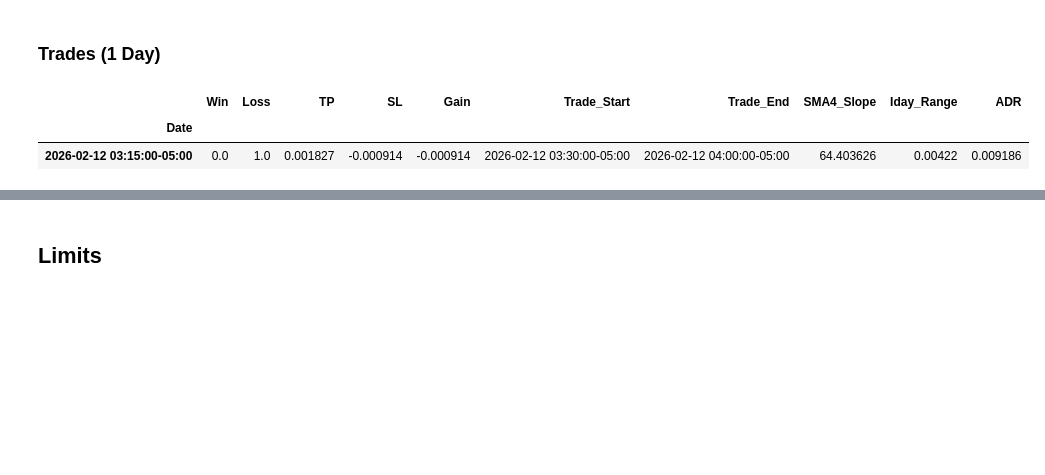
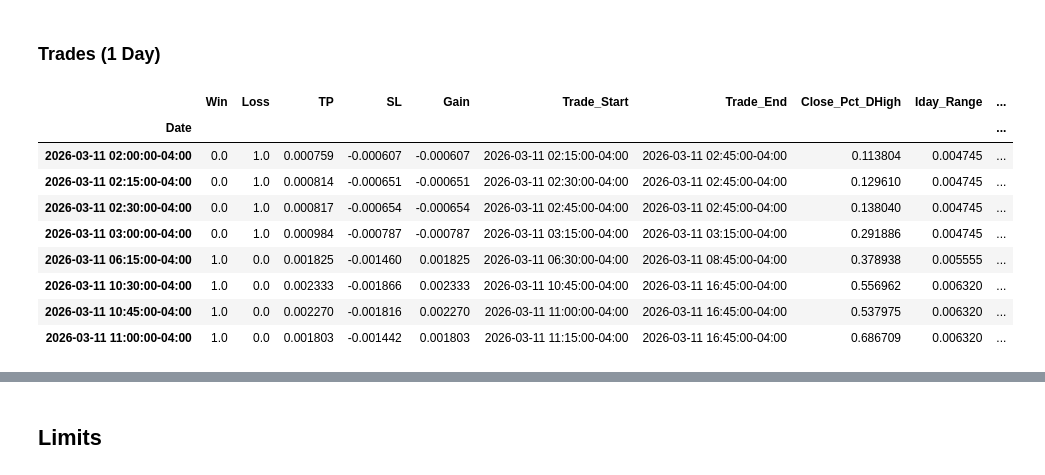
Before and after one commit to root-at-iyn/FXTradingResearch, a Jupyter notebook: research/bb_reversal_v1.ipynb, the cells around one changed output, grey strips where cells are left out. Cells and saved outputs as stored; diff of their text form; code cells hidden in the pictures; blank space fills up the shorter version.

```diff
--- a/research/bb_reversal_v1.ipynb
+++ b/research/bb_reversal_v1.ipynb
@@ -927,15 +927,22 @@ g[[*gains_cols, "ATR4", "SMA4_Slope", "SMA32_Slope"]].query(
 # %% [markdown]
 ### Trades (1 Day)
 # %%
-x = g['2026-02-12 02:00:00-05:00':'2026-02-12 11:00:00-05:00'][[*gains_cols, "SMA4_Slope", "Iday_Range", "ADR"]].query(
+x = g['2026-03-11 02:00:00-04:00':'2026-03-11 11:00:00-04:00'][[*gains_cols, "Close_Pct_DHigh", "Iday_Range", "ADR"]].query(
     "Win > 0 or Loss > 0"
 ).between_time("02:00","11:00")
 x.query("Gain > 0")["Gain"].sum() + x.query("Gain < 0")["Gain"].sum()
 x
 # %% [output]
-|  | Win | Loss | TP | SL | Gain | Trade_Start | Trade_End | SMA4_Slope | Iday_Range | ADR |
-| Date |  |  |  |  |  |  |  |  |  |  |
-| 2026-02-12 03:15:00-05:00 | 0.0 | 1.0 | 0.001827 | -0.000914 | -0.000914 | 2026-02-12 03:30:00-05:00 | 2026-02-12 04:00:00-05:00 | 64.403626 | 0.00422 | 0.009186 |
+|  | Win | Loss | TP | SL | Gain | Trade_Start | Trade_End | Close_Pct_DHigh | Iday_Range | ... |
+| Date |  |  |  |  |  |  |  |  |  | ... |
+| 2026-03-11 02:00:00-04:00 | 0.0 | 1.0 | 0.000759 | -0.000607 | -0.000607 | 2026-03-11 02:15:00-04:00 | 2026-03-11 02:45:00-04:00 | 0.113804 | 0.004745 | ... |
+| 2026-03-11 02:15:00-04:00 | 0.0 | 1.0 | 0.000814 | -0.000651 | -0.000651 | 2026-03-11 02:30:00-04:00 | 2026-03-11 02:45:00-04:00 | 0.129610 | 0.004745 | ... |
+| 2026-03-11 02:30:00-04:00 | 0.0 | 1.0 | 0.000817 | -0.000654 | -0.000654 | 2026-03-11 02:45:00-04:00 | 2026-03-11 02:45:00-04:00 | 0.138040 | 0.004745 | ... |
+| 2026-03-11 03:00:00-04:00 | 0.0 | 1.0 | 0.000984 | -0.000787 | -0.000787 | 2026-03-11 03:15:00-04:00 | 2026-03-11 03:15:00-04:00 | 0.291886 | 0.004745 | ... |
+| 2026-03-11 06:15:00-04:00 | 1.0 | 0.0 | 0.001825 | -0.001460 | 0.001825 | 2026-03-11 06:30:00-04:00 | 2026-03-11 08:45:00-04:00 | 0.378938 | 0.005555 | ... |
+| 2026-03-11 10:30:00-04:00 | 1.0 | 0.0 | 0.002333 | -0.001866 | 0.002333 | 2026-03-11 10:45:00-04:00 | 2026-03-11 16:45:00-04:00 | 0.556962 | 0.006320 | ... |
+| 2026-03-11 10:45:00-04:00 | 1.0 | 0.0 | 0.002270 | -0.001816 | 0.002270 | 2026-03-11 11:00:00-04:00 | 2026-03-11 16:45:00-04:00 | 0.537975 | 0.006320 | ... |
+| 2026-03-11 11:00:00-04:00 | 1.0 | 0.0 | 0.001803 | -0.001442 | 0.001803 | 2026-03-11 11:15:00-04:00 | 2026-03-11 16:45:00-04:00 | 0.686709 | 0.006320 | ... |
 # %%
 def trend_based_multi_year_stats(
         df_list: list[DataFrame],
```
Also changed, not shown: parts of 2 cells of this notebook, 8 other files.
